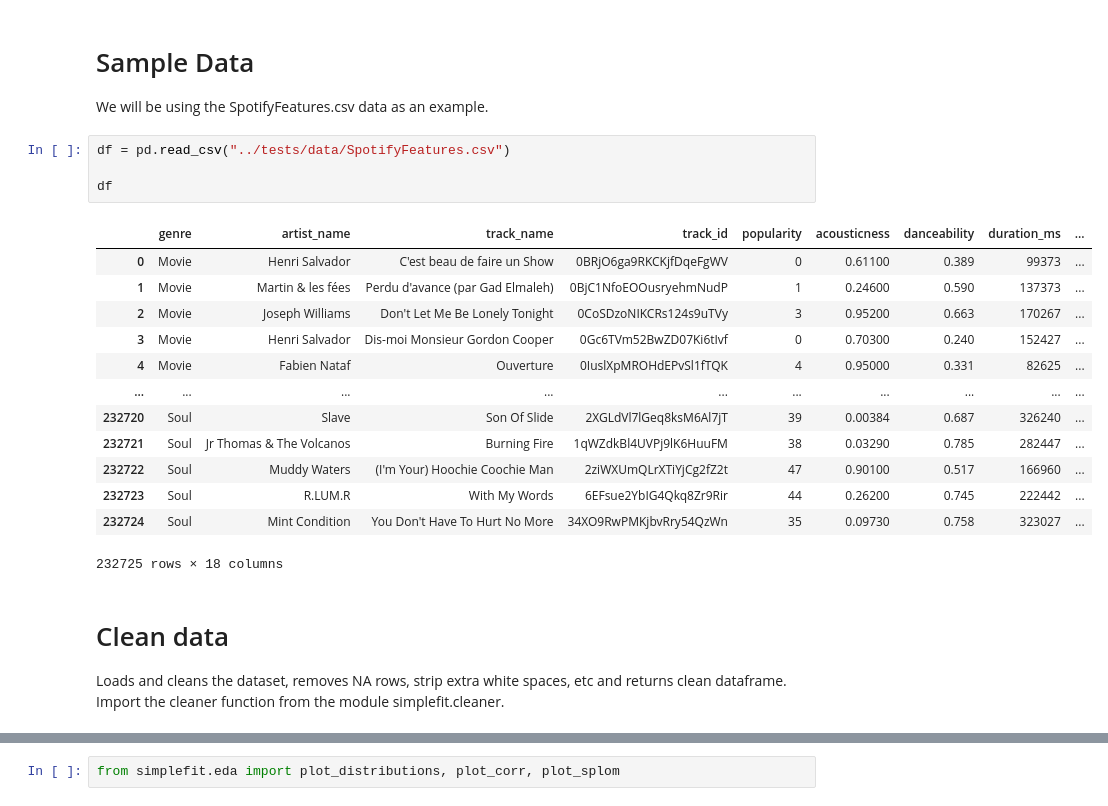
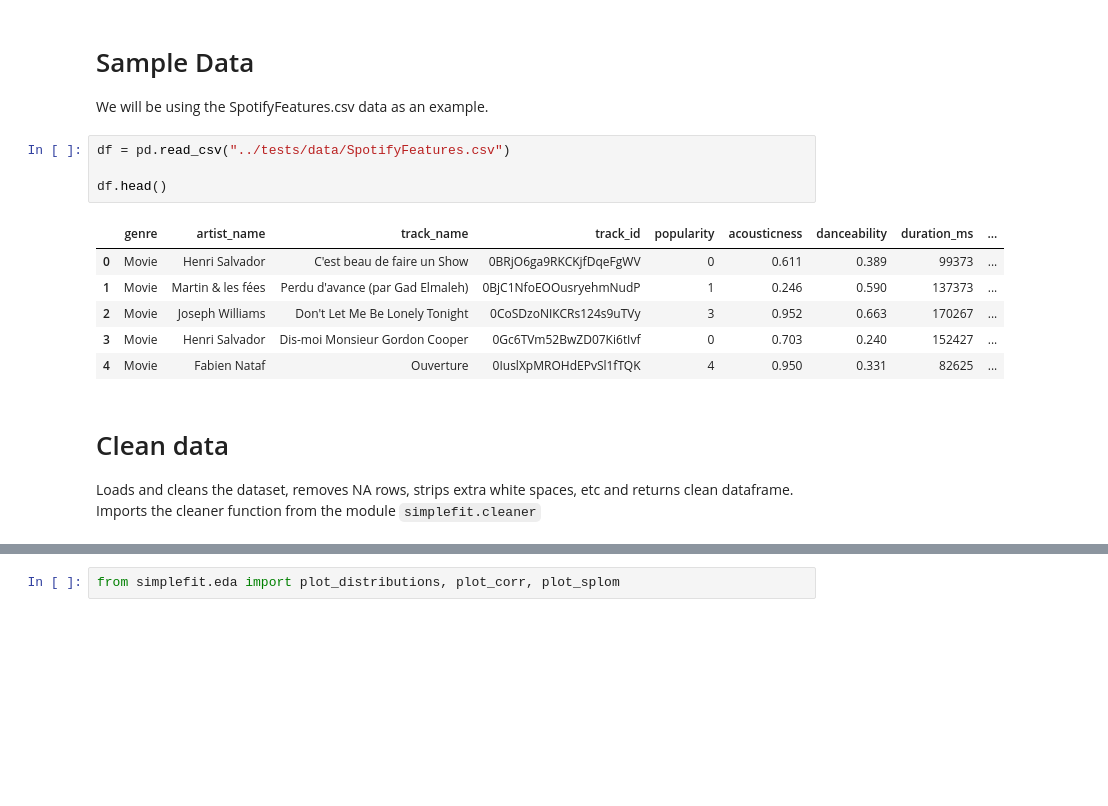
Before and after one commit to UBC-MDS/Simplefit, a Jupyter notebook: docs/example.ipynb, the cells around one changed output, grey strips where cells are left out. Drawn from its saved outputs; the diff is of its cells as text; blank space fills up the shorter version.

```diff
--- a/docs/example.ipynb
+++ b/docs/example.ipynb
@@ -21,23 +22,16 @@ We will be using the SpotifyFeatures.csv data as an example.
 # %%
 df = pd.read_csv("../tests/data/SpotifyFeatures.csv")
 
-df
+df.head()
 # %% [output]
 |  | genre | artist_name | track_name | track_id | popularity | acousticness | danceability | duration_ms | ... |
-| 0 | Movie | Henri Salvador | C'est beau de faire un Show | 0BRjO6ga9RKCKjfDqeFgWV | 0 | 0.61100 | 0.389 | 99373 | ... |
-| 1 | Movie | Martin & les fées | Perdu d'avance (par Gad Elmaleh) | 0BjC1NfoEOOusryehmNudP | 1 | 0.24600 | 0.590 | 137373 | ... |
-| 2 | Movie | Joseph Williams | Don't Let Me Be Lonely Tonight | 0CoSDzoNIKCRs124s9uTVy | 3 | 0.95200 | 0.663 | 170267 | ... |
-| 3 | Movie | Henri Salvador | Dis-moi Monsieur Gordon Cooper | 0Gc6TVm52BwZD07Ki6tIvf | 0 | 0.70300 | 0.240 | 152427 | ... |
-| 4 | Movie | Fabien Nataf | Ouverture | 0IuslXpMROHdEPvSl1fTQK | 4 | 0.95000 | 0.331 | 82625 | ... |
-| ... | ... | ... | ... | ... | ... | ... | ... | ... | ... |
-| 232720 | Soul | Slave | Son Of Slide | 2XGLdVl7lGeq8ksM6Al7jT | 39 | 0.00384 | 0.687 | 326240 | ... |
-| 232721 | Soul | Jr Thomas & The Volcanos | Burning Fire | 1qWZdkBl4UVPj9lK6HuuFM | 38 | 0.03290 | 0.785 | 282447 | ... |
-| 232722 | Soul | Muddy Waters | (I'm Your) Hoochie Coochie Man | 2ziWXUmQLrXTiYjCg2fZ2t | 47 | 0.90100 | 0.517 | 166960 | ... |
-| 232723 | Soul | R.LUM.R | With My Words | 6EFsue2YbIG4Qkq8Zr9Rir | 44 | 0.26200 | 0.745 | 222442 | ... |
-| 232724 | Soul | Mint Condition | You Don't Have To Hurt No More | 34XO9RwPMKjbvRry54QzWn | 35 | 0.09730 | 0.758 | 323027 | ... |
+| 0 | Movie | Henri Salvador | C'est beau de faire un Show | 0BRjO6ga9RKCKjfDqeFgWV | 0 | 0.611 | 0.389 | 99373 | ... |
+| 1 | Movie | Martin & les fées | Perdu d'avance (par Gad Elmaleh) | 0BjC1NfoEOOusryehmNudP | 1 | 0.246 | 0.590 | 137373 | ... |
+| 2 | Movie | Joseph Williams | Don't Let Me Be Lonely Tonight | 0CoSDzoNIKCRs124s9uTVy | 3 | 0.952 | 0.663 | 170267 | ... |
+| 3 | Movie | Henri Salvador | Dis-moi Monsieur Gordon Cooper | 0Gc6TVm52BwZD07Ki6tIvf | 0 | 0.703 | 0.240 | 152427 | ... |
+| 4 | Movie | Fabien Nataf | Ouverture | 0IuslXpMROHdEPvSl1fTQK | 4 | 0.950 | 0.331 | 82625 | ... |
-232725 rows × 18 columns
 # %% [markdown]
 # Clean data
-Loads and cleans the dataset, removes NA rows, strip extra white spaces, etc and returns clean dataframe. Import the cleaner function from the module simplefit.cleaner.
+Loads and cleans the dataset, removes NA rows, strips extra white spaces, etc and returns clean dataframe. Imports the cleaner function from the module `simplefit.cleaner`
 # %%
 from simplefit.cleaner import cleaner
```
Also changed, not shown: parts of 19 cells of this notebook.
